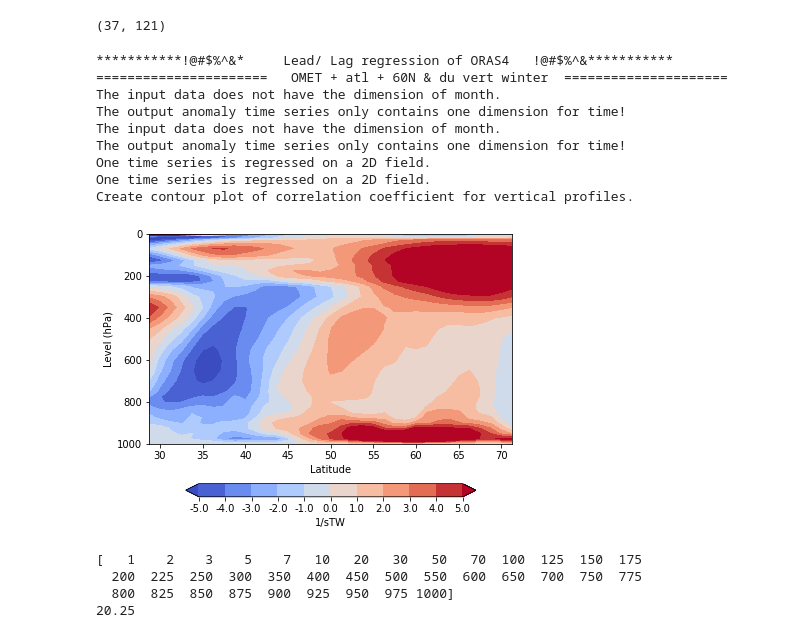
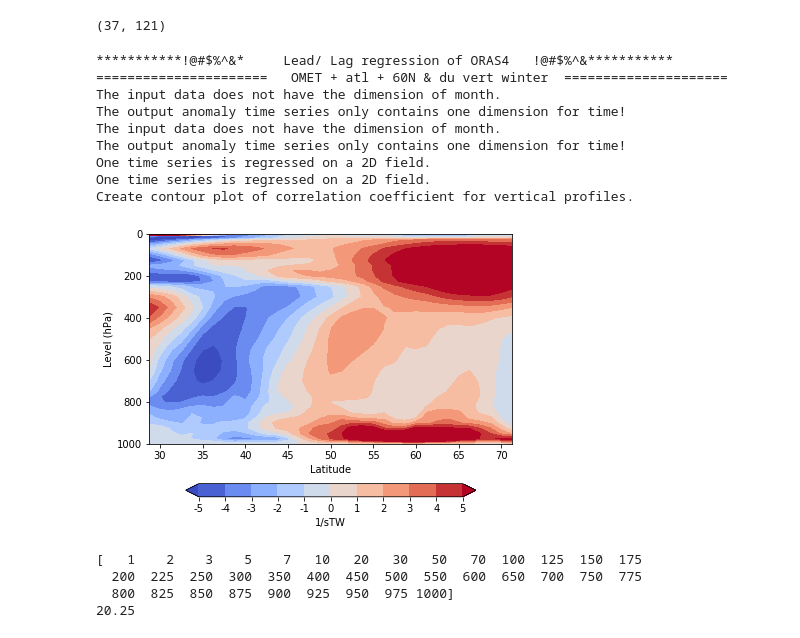
Before and after one commit to geek-yang/AirSeaFlow, a Jupyter notebook: MET_Feedback_paper/Revision/paper_vert_season_jra_fields_OMET_oras.ipynb, the cells around one changed output. Saved outputs shown, nothing was run; the diff lists cells and outputs as text; code cells hidden in the pictures.

```diff
--- a/MET_Feedback_paper/Revision/paper_vert_season_jra_fields_OMET_oras.ipynb
+++ b/MET_Feedback_paper/Revision/paper_vert_season_jra_fields_OMET_oras.ipynb
@@ -275,35 +275,35 @@ print(psi_mean.shape)
     stat_du_vert_JRA55.anomaly(Dim_month=False)
     stat_du_vert_JRA55.detrend()
     stat_du_vert_JRA55.lowpass(window=30)#, obj='detrend')
 
     k, r, p = meta.statistics.operator.linearRegress(stat_OMET_ORAS4._lowpass,
                                                      stat_du_vert_JRA55._lowpass)
 
     _, _, p_real = meta.statistics.operator.linearRegress(stat_OMET_ORAS4._detrend,
                                                           stat_du_vert_JRA55._detrend)
     #ticks = [-0.3, -0.2, -0.1, 0.0, 0.1, 0.2, 0.3]
     #ticks = [-0.5, -0.4, -0.3, -0.2, -0.1, 0.0, 0.1, 0.2, 0.3, 0.4, 0.5]
     #ticks = [-0.8, -0.6, -0.4, -0.2, 0.0, 0.2, 0.4, 0.6, 0.8]
     ticks = [i for i in np.linspace(-5,5,11)]
     #label = 'Correlation coefficient'
     label = '1/sTW'
     meta.visualizer.plots.vertProfile(latitude_fields_vert_JRA55[15:50], level_fields_vert_JRA55,
                                       k[:,15:50]*1000, p_real[:,15:50],
                                       label, ticks, os.path.join(output_path,
                                       'regCoef_ORAS4_atl_OMET_60N_lag_{}_JRA55_du_vert_DJF_decadal.png'.format(lag)),
-                                      ttest=False)
+                                      decimal="%d", ttest=False)
     #print (k[10:20,30:40])
 # %% [output]
 ***********!@#$%^&*     Lead/ Lag regression of ORAS4   !@#$%^&***********
 ======================   OMET + atl + 60N & du vert winter  =====================
 The input data does not have the dimension of month.
 The output anomaly time series only contains one dimension for time!
 The input data does not have the dimension of month.
 The output anomaly time series only contains one dimension for time!
 One time series is regressed on a 2D field.
 One time series is regressed on a 2D field.
 Create contour plot of correlation coefficient for vertical profiles.
-[figure, old version]
+[figure, new version]
 # %%
     print(level_fields_vert_ERAI[:])
     print(latitude_fields_vert_ERAI[93])
```
Also changed, not shown: 3 other files.
